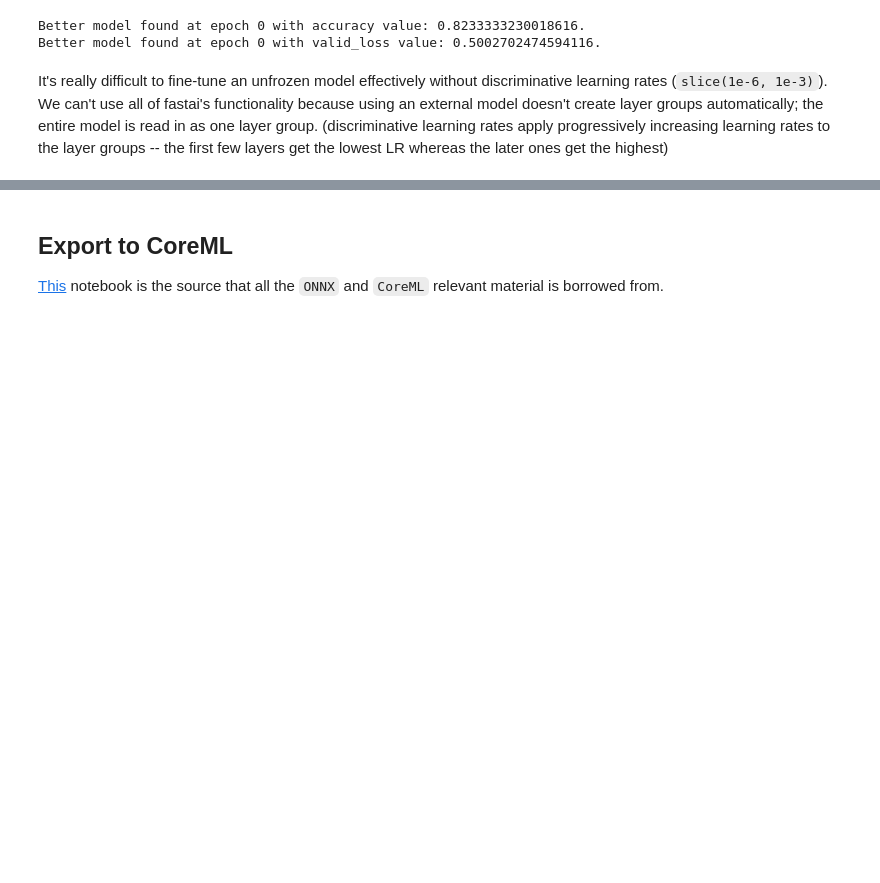
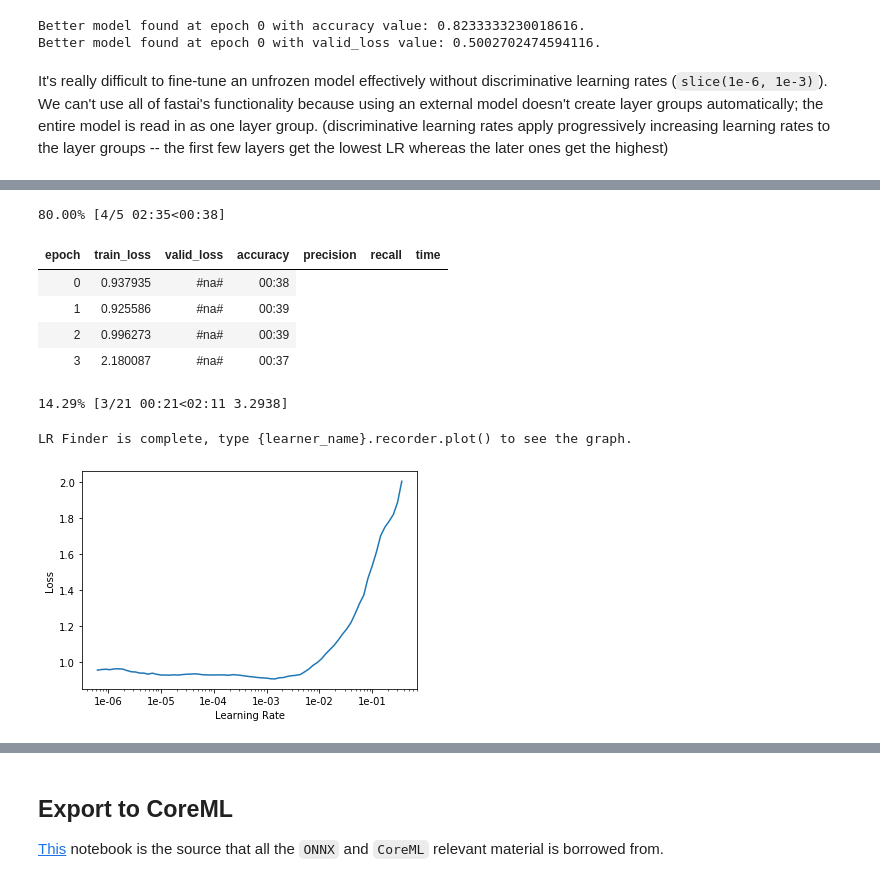
Before and after one commit to echorec/CinemaNet, a Jupyter notebook: nbs/MobileNet-SqueezeNet.ipynb, the cells around one changed output, grey strips where cells are left out. Saved outputs shown, nothing was run; the diff lists cells and outputs as text; code cells hidden in the pictures; blank space fills up the shorter version.

```diff
--- a/nbs/MobileNet-SqueezeNet.ipynb
+++ b/nbs/MobileNet-SqueezeNet.ipynb
@@ -286,0 +318,2 @@ We can't use all of fastai's functionality because using an external model doesn
+# %%
+learn.fit_one_cycle(7, 1e-3, callbacks=callbacks)
@@ -286,0 +348,16 @@ We can't use all of fastai's functionality because using an external model doesn
+# %%
+learn.load(f'{model_name}-opt_accuracy');
+# %%
+learn.unfreeze()
+learn.lr_find()
+learn.recorder.plot()
+# %% [output]
+80.00% [4/5 02:35<00:38]
+| epoch | train_loss | valid_loss | accuracy | precision | recall | time |
+| 0 | 0.937935 | #na# | 00:38 |
+| 1 | 0.925586 | #na# | 00:39 |
+| 2 | 0.996273 | #na# | 00:39 |
+| 3 | 2.180087 | #na# | 00:37 |
+14.29% [3/21 00:21<02:11 3.2938]
+LR Finder is complete, type {learner_name}.recorder.plot() to see the graph.
+[figure, added]
```
Also changed, not shown: parts of 10 cells of this notebook.
